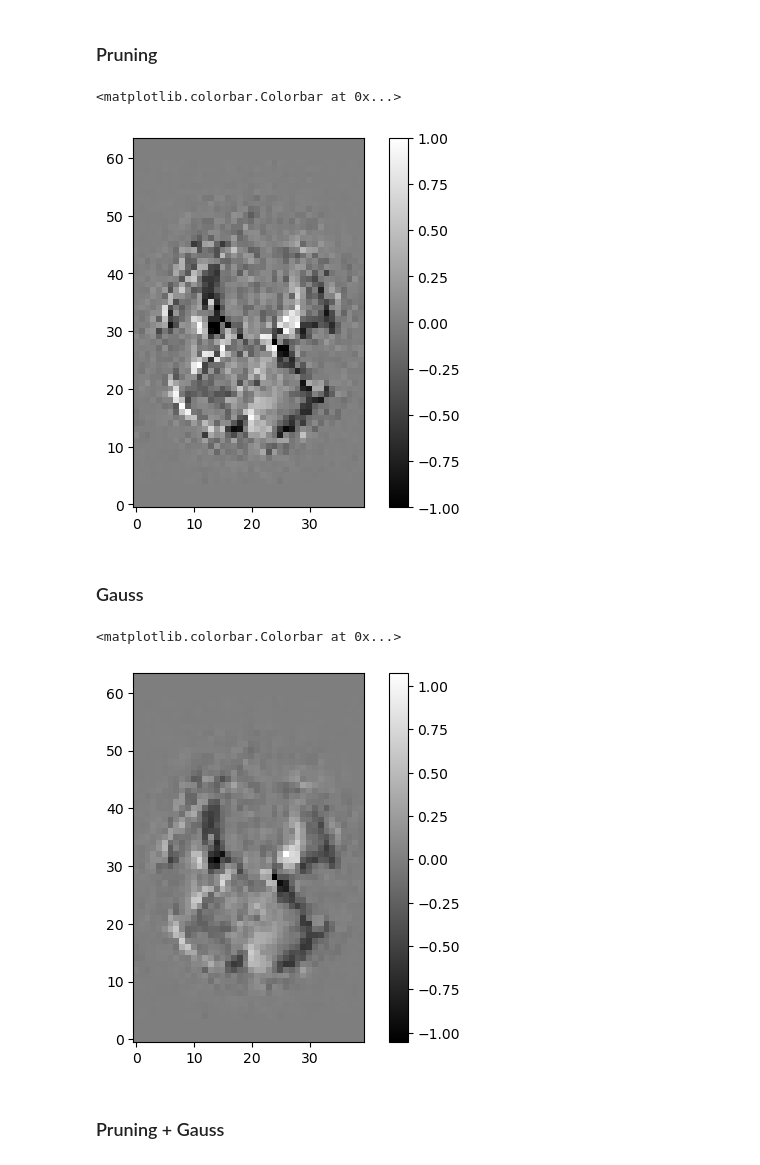
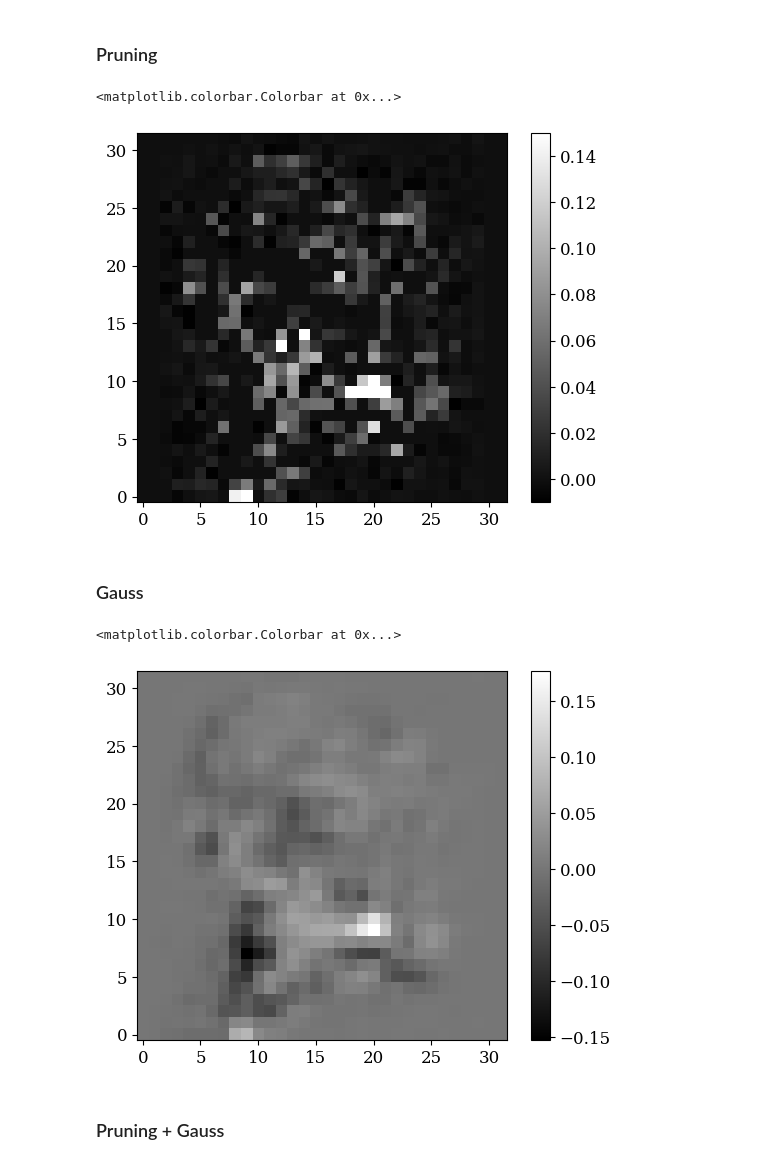
Before and after one commit to intsystems/2023-Project-112, a Jupyter notebook: code/basic.ipynb, the cells around one changed output. Saved outputs shown, nothing was run; the diff lists cells and outputs as text; code cells hidden in the pictures.

```diff
--- a/code/basic.ipynb
+++ b/code/basic.ipynb
@@ -200,6 +218,6 @@ output = sub_linear_prediction(dt=5, sub='04', compression=False)
 MSE_train, MSE_test, Y_test, Y_test_predicted, d1, d2, d3 = output
 # %%
-output = np.load("output-5-04.npy", allow_pickle=True)
+output = np.load("output-5-04-normalization-2.npy", allow_pickle=True)
 MSE_train, MSE_test, Y_test, Y_test_predicted, d1, d2, d3 = output
 # %%
 print(f"MSE_train = {MSE_train:.2f}, MSE_test = {MSE_test:.2f}")
@@ -207,0 +237,14 @@ MSE_train = 165563.74, MSE_test = 166625.57
+# %%
+plt.rcParams.update({'font.size': 12})
+plt.rc("font", family='serif')
+
+plt.plot(t, mse, marker='o', color="blue")
+#plt.title("График зависимости MSE($\Delta t$)")
+plt.xlabel("Время задержки $\Delta t$, с")
+plt.ylabel("MSE")
+plt.grid(alpha=0.2)
+
+figures = "../figures"
+plt.savefig(
+    os.path.join(figures, "MSE_dt.eps"),
+    bbox_inches="tight")
@@ -230,32 +279,32 @@ plt.colorbar()
 # %% [markdown]
 ### Pruning
 # %%
-mask_min = fmri_predicted < -1
-mask_max = fmri_predicted > 1
+mask_min = fmri_predicted < -0.01
+mask_max = fmri_predicted > 0.15
 mask_mm = mask_min + mask_max
 
 fmri_predicted_pruning = np.zeros_like(fmri_predicted)
 fmri_predicted_pruning[~mask_mm] = fmri_predicted[~mask_mm]
-fmri_predicted_pruning[mask_min] = -1
-fmri_predicted_pruning[mask_max] = 1
+fmri_predicted_pruning[mask_min] = 0
+fmri_predicted_pruning[mask_max] = 0.15
 
-plt.imshow(fmri_predicted_pruning[:, :, 32].T, cmap="gray", origin="lower")
+plt.imshow(fmri_predicted_pruning[10, :, :].T, cmap="gray", origin="lower")
 plt.colorbar()
 # %% [output]
 <matplotlib.colorbar.Colorbar at 0x...>
-[figure, old version]
+[figure, new version]
 # %% [markdown]
 ### Gauss
 # %%
-sigma = 0.5
+sigma = 0.7
 
 fmri_predicted_gauss = gaussian_filter(fmri_predicted, sigma=sigma)
 
-plt.imshow(fmri_predicted_gauss[:, :, 32].T, cmap="gray", origin="lower")
+plt.imshow(fmri_predicted_gauss[10, :, :].T, cmap="gray", origin="lower")
 plt.colorbar()
 # %% [output]
 <matplotlib.colorbar.Colorbar at 0x...>
-[figure, old version]
+[figure, new version]
 # %% [markdown]
 ### Pruning + Gauss
 # %%
```
Also changed, not shown: parts of 14 cells of this notebook, 18 other files.
